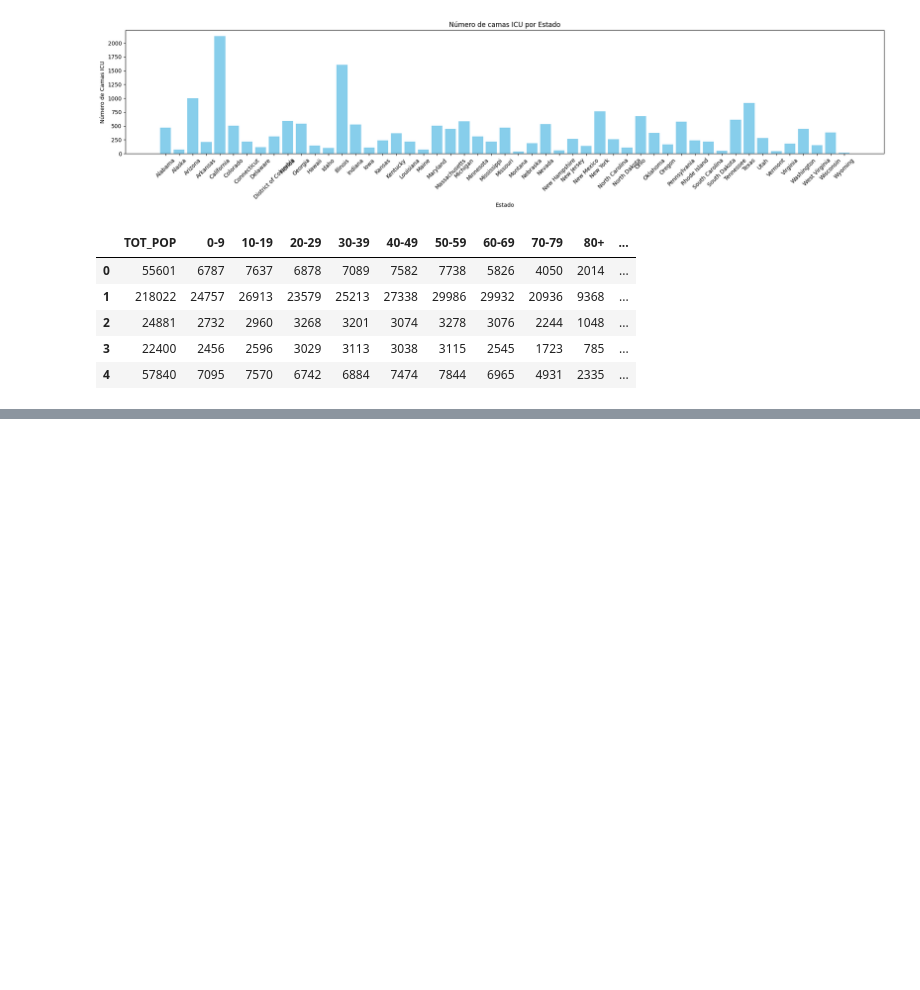
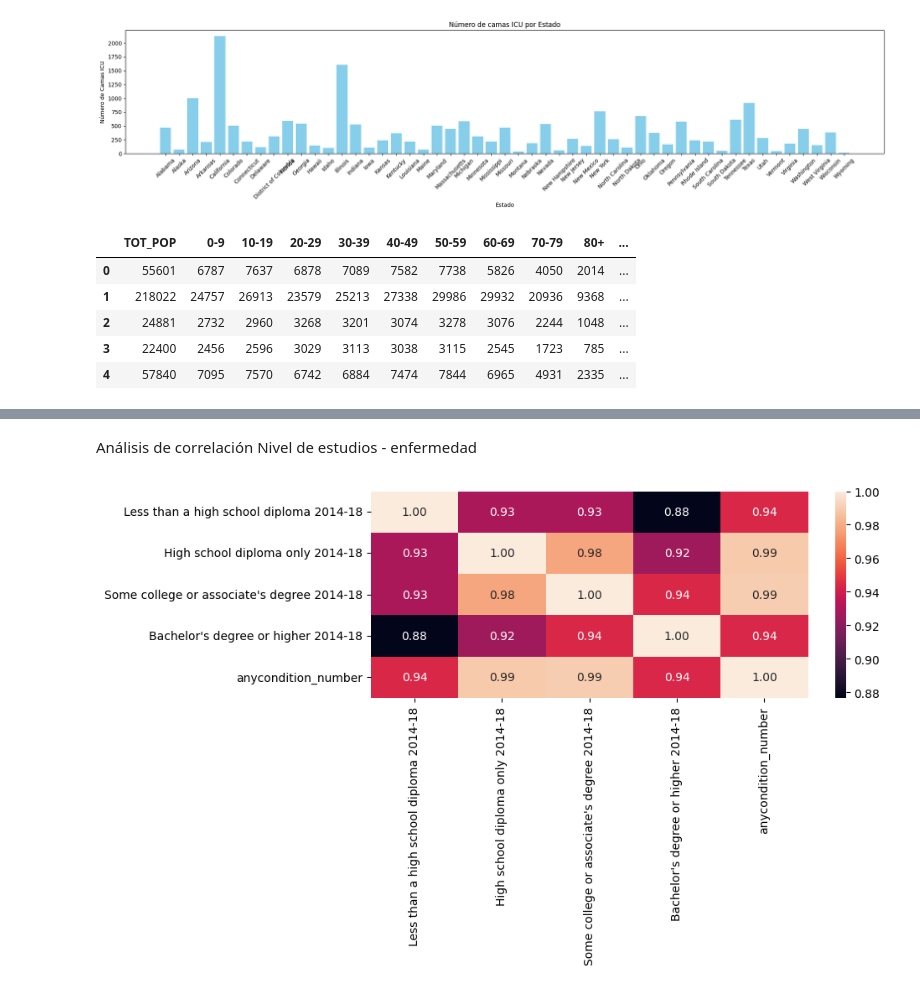
Before and after one commit to RmVa23/regularized-linear-regression, a Jupyter notebook: src/explore.ipynb, the cells around one changed output, grey strips where cells are left out. Saved outputs shown, nothing was run; the diff lists cells and outputs as text; code cells hidden in the pictures; blank space fills up the shorter version.

```diff
--- a/src/explore.ipynb
+++ b/src/explore.ipynb
@@ -354,0 +384,14 @@ data.head()
+# %% [markdown]
+Análisis de correlación Nivel de estudios - enfermedad
+# %%
+fig, axis = plt.subplots(figsize = (10, 6))
+
+sns.heatmap(total_data[["Less than a high school diploma 2014-18", "High school diploma only 2014-18",
+                        "Some college or associate's degree 2014-18", "Bachelor's degree or higher 2014-18",
+                        "anycondition_number"]].corr(), annot = True, fmt = ".2f")
+
+plt.tight_layout()
+
+plt.show()
+# %% [output]
+[figure, added]
```
Also changed, not shown: parts of 5 cells of this notebook.
